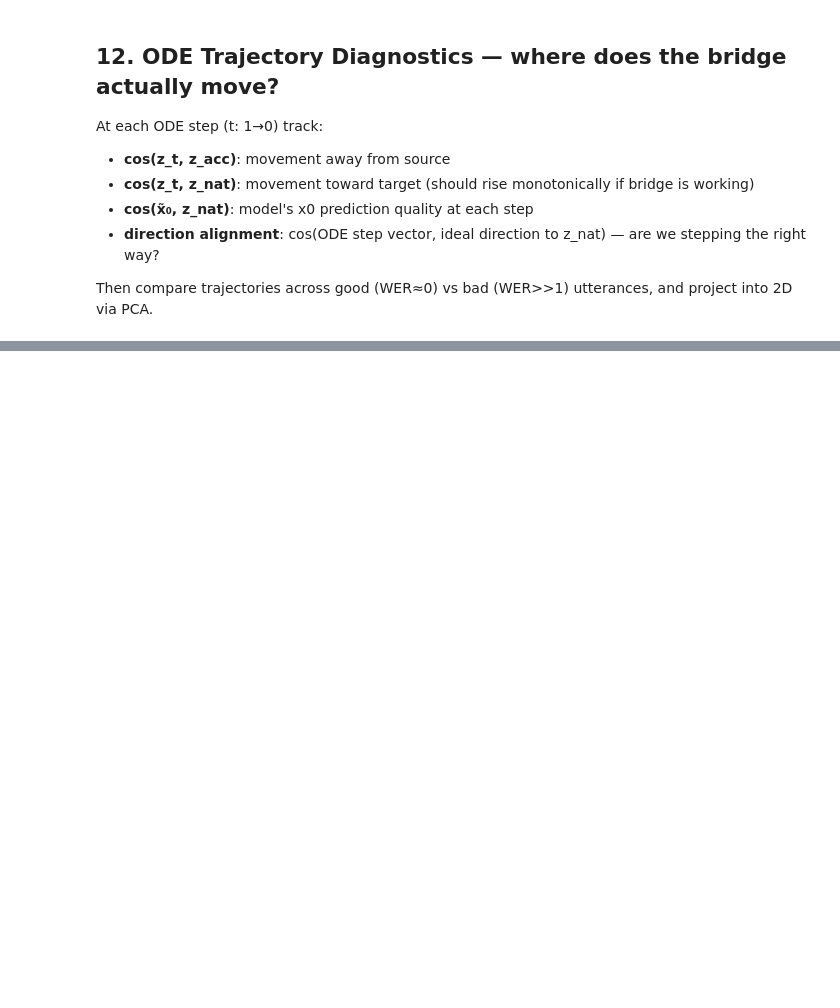
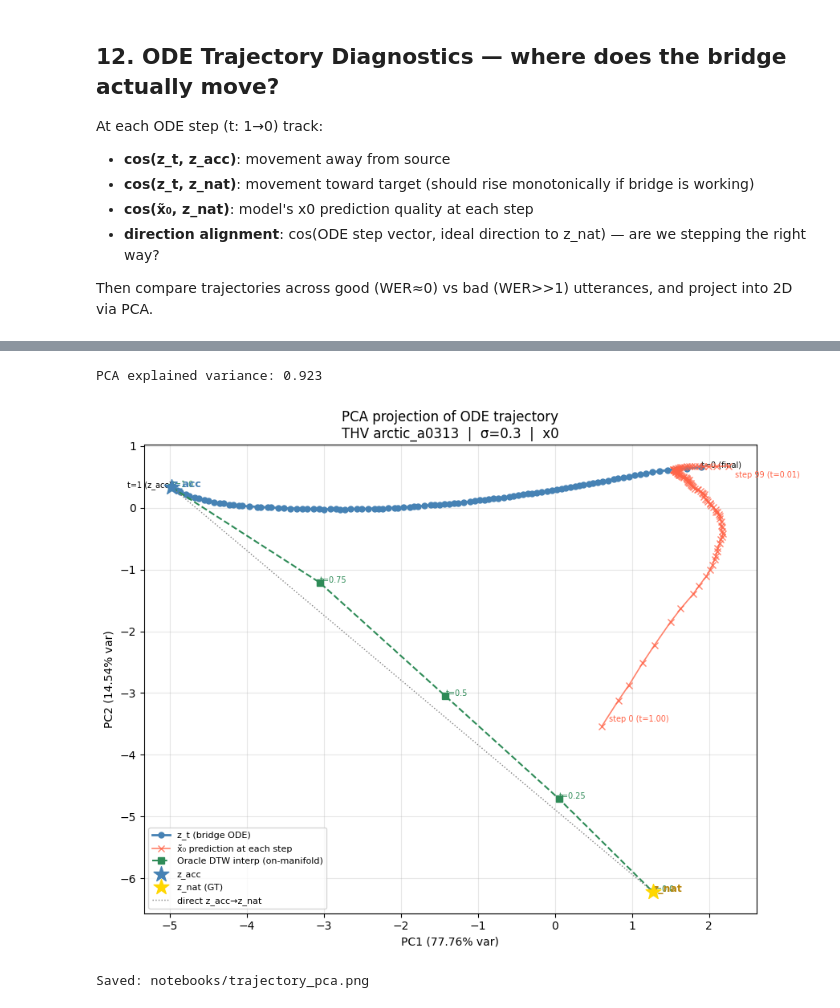
Before and after one commit to Tisya-V/accent-robust-asr, a Jupyter notebook: notebooks/bridge_diagnostic.ipynb, the cells around one changed output, grey strips where cells are left out. Drawn from its saved outputs; the diff is of its cells as text; code cells hidden in the pictures; blank space fills up the shorter version.

```diff
--- a/notebooks/bridge_diagnostic.ipynb
+++ b/notebooks/bridge_diagnostic.ipynb
@@ -1060,18 +1114,16 @@ print('Saved: notebooks/trajectory_multi.png')
 from sklearn.decomposition import PCA
 import numpy as np
 
-# Collect mean-speech-frame vectors at each ODE step for the single PAIR utterance.
-# Also collect z_acc, z_nat, and oracle DTW interpolation points for reference.
-
-# Re-run single-utterance ODE, collecting z_t_mean and z_pred_mean at each step
 B, L, D = z_acc_bf16.shape
 dtype    = z_acc_bf16.dtype
 inf_len  = max(T_l2, T_eng_hat) + 1
 z_acc_crop = z_acc_bf16[:, :inf_len, :]
-t_sched    = torch.linspace(1.0, 0.0, 21, device=device, dtype=dtype)
+t_sched    = torch.linspace(1.0, 0.0, 101, device=device, dtype=dtype)
 
-zt_means   = []   # [21, 768]  — z_t at each step incl. initial t=1
-pred_means = []   # [20, 768]  — x0 prediction at each step
+is_cfm = bridge.parameterization == 'cfm'
+
+zt_means   = []   # z_t mean-speech vector at each step (incl. initial t=1)
+pred_means = []   # for cfm: next z_t after Euler step; for x0/eps: x0 prediction
 
 z_t = z_acc_bf16.clone()
 z_t, _ = apply_mask(z_t, 1.0)
@@ -1079,20 +1131,33 @@ zt_means.append(z_t.squeeze(0).float().cpu()[:T_ref].mean(0).numpy())
 
 bridge.eval()
 with torch.no_grad():
-    for i in range(20):
+    for i in range(100):
         t_cur  = t_sched[i]
         t_next = t_sched[i + 1]
+        dt     = (t_cur - t_next).item()
         t_batch = torch.full((B,), t_cur, device=device, dtype=dtype)
 
-        z_pred_crop = bridge(z_t[:, :inf_len, :], t_batch, z_acc_crop)
-        z_pred_full = z_t.clone()
-        z_pred_full[:, :inf_len, :] = z_pred_crop
+        out_crop = bridge(z_t[:, :inf_len, :], t_batch, z_acc_crop)
 
-        pred_means.append(z_pred_full.squeeze(0).float().cpu()[:T_ref].mean(0).numpy())
+        if is_cfm:
+            z_hat_crop = z_t[:, :inf_len, :] - out_crop * dt
+            z_hat_full = z_t.clone(); z_hat_full[:, :inf_len, :] = z_hat_crop
+        elif bridge.parameterization == 'x0':
+            z_hat_full = z_t.clone(); z_hat_full[:, :inf_len, :] = out_crop
+        else:  # eps
+            sigma_fwd = sigma_max * torch.sqrt(torch.clamp(t_cur, min=1e-5))
+            z_hat_crop = z_t[:, :inf_len, :] - sigma_fwd * out_crop
+            z_hat_full = z_t.clone(); z_hat_full[:, :inf_len, :] = z_hat_crop
 
-        if i == 19:
+        pred_means.append(z_hat_full.squeeze(0).float().cpu()[:T_ref].mean(0).numpy())
+
+        if i == 99:
             break
-        z_t = (1 - t_next / t_cur) * z_pred_full + (t_next / t_cur) * z_t
+
+        if is_cfm:
+            z_t[:, :inf_len, :] = z_hat_crop
+        else:
+            z_t = (1 - t_next / t_cur) * z_hat_full + (t_next / t_cur) * z_t
         z_t, _ = apply_mask(z_t, t_next.item())
         zt_means.append(z_t.squeeze(0).float().cpu()[:T_ref].mean(0).numpy())
 
@@ -1102,12 +1167,10 @@ for t_val in [1.0, 0.75, 0.5, 0.25, 0.0]:
     z_interp, N_i = make_dtw_interp(t_val, path, z_acc, z_nat, T_l2, T_eng_gt)
     oracle_means.append(z_interp[:min(N_i, T_ref)].mean(0).numpy())
 
-# Anchor points
 z_acc_mean = z_acc[:T_ref].mean(0).numpy()
 z_nat_mean = z_nat[:T_ref].mean(0).numpy()
 
-# Stack all vectors and fit PCA
-all_vecs = np.stack(zt_means + pred_means + oracle_means + [z_acc_mean, z_nat_mean])  # [N, 768]
+all_vecs = np.stack(zt_means + pred_means + oracle_means + [z_acc_mean, z_nat_mean])
 pca = PCA(n_components=2)
 all_2d = pca.fit_transform(all_vecs)
 print(f'PCA explained variance: {pca.explained_variance_ratio_[:2].sum():.3f}')
@@ -1120,39 +1183,44 @@ zt_2d     = all_2d[:n_zt]
 pred_2d   = all_2d[n_zt:n_zt + n_pred]
 oracle_2d = all_2d[n_zt + n_pred:n_zt + n_pred + n_orac]
 acc_2d    = all_2d[-2]
 nat_2d    = all_2d[-1]
 
+pred_line_label = 'z_t−v·dt (next step)' if is_cfm else 'x̃₀ prediction at each step'
+
 fig, ax = plt.subplots(figsize=(9, 7))
 
-# z_t trajectory (bridge path)
-ax.plot(zt_2d[:, 0], zt_2d[:, 1], 'o-', color='steelblue', lw=2, ms=5, label='z_t (bridge ODE)')
+ax.plot(zt_2d[:, 0], zt_2d[:, 1], 'o-', color='steelblue', lw=2, ms=5, label='z_t (Euler trajectory)' if is_cfm else 'z_t (bridge ODE)')
 ax.annotate('t=1 (z_acc)', zt_2d[0],  fontsize=7, ha='right')
 ax.annotate('t=0 (final)', zt_2d[-1], fontsize=7)
 
-# x0 predictions at each step
-ax.scatter(pred_2d[:, 0], pred_2d[:, 1], marker='x', color='tomato', s=40,
-           label='x̃₀ prediction at each step', zorder=5)
+ax.plot(pred_2d[:, 0], pred_2d[:, 1], 'x-', color='tomato', lw=1.2, ms=6,
+        label=pred_line_label, zorder=5, alpha=0.8)
+ax.annotate(f'step 0 (t={t_sched[0].item():.2f})', pred_2d[0],  fontsize=7, color='tomato',
+            xytext=(6,  4),  textcoords='offset points')
+ax.annotate(f'step 99 (t={t_sched[99].item():.2f})', pred_2d[-1], fontsize=7, color='tomato',
+            xytext=(6, -10), textcoords='offset points')
 
-# Oracle DTW path
 ax.plot(oracle_2d[:, 0], oracle_2d[:, 1], 's--', color='seagreen', lw=1.5, ms=6,
         label='Oracle DTW interp (on-manifold)')
 for i, tv in enumerate([1.0, 0.75, 0.5, 0.25, 0.0]):
     ax.annotate(f't={tv}', oracle_2d[i], fontsize=7, color='seagreen')
 
-# Anchor points
 ax.scatter(*acc_2d, marker='*', s=200, color='steelblue', zorder=6, label='z_acc')
 ax.scatter(*nat_2d, marker='*', s=200, color='gold',      zorder=6, label='z_nat (GT)')
 ax.annotate('z_acc', acc_2d, fontsize=9, fontweight='bold', color='steelblue')
 ax.annotate('z_nat', nat_2d, fontsize=9, fontweight='bold', color='darkgoldenrod')
 
-# Ideal straight line z_acc → z_nat
 ax.plot([acc_2d[0], nat_2d[0]], [acc_2d[1], nat_2d[1]], ':', color='gray', lw=1, label='direct z_acc→z_nat')
 
 ax.set_xlabel(f'PC1 ({pca.explained_variance_ratio_[0]:.2%} var)')
 ax.set_ylabel(f'PC2 ({pca.explained_variance_ratio_[1]:.2%} var)')
-ax.set_title(f'PCA projection of ODE trajectory\n{PAIR["l2_speaker"]} {PAIR["l2_utterance_id"]}  |  σ={sigma_max}')
+ax.set_title(f'PCA projection of ODE trajectory\n{PAIR["l2_speaker"]} {PAIR["l2_utterance_id"]}  |  σ={sigma_max}  |  {bridge.parameterization}')
 ax.legend(fontsize=8); ax.grid(alpha=0.3)
 plt.tight_layout()
 plt.savefig('notebooks/trajectory_pca.png', dpi=150, bbox_inches='tight')
 plt.show()
 print('Saved: notebooks/trajectory_pca.png')
+# %% [output]
+PCA explained variance: 0.923
+[figure, added]
+Saved: notebooks/trajectory_pca.png
```
Also changed, not shown: parts of 20 cells of this notebook, 53 other files.
